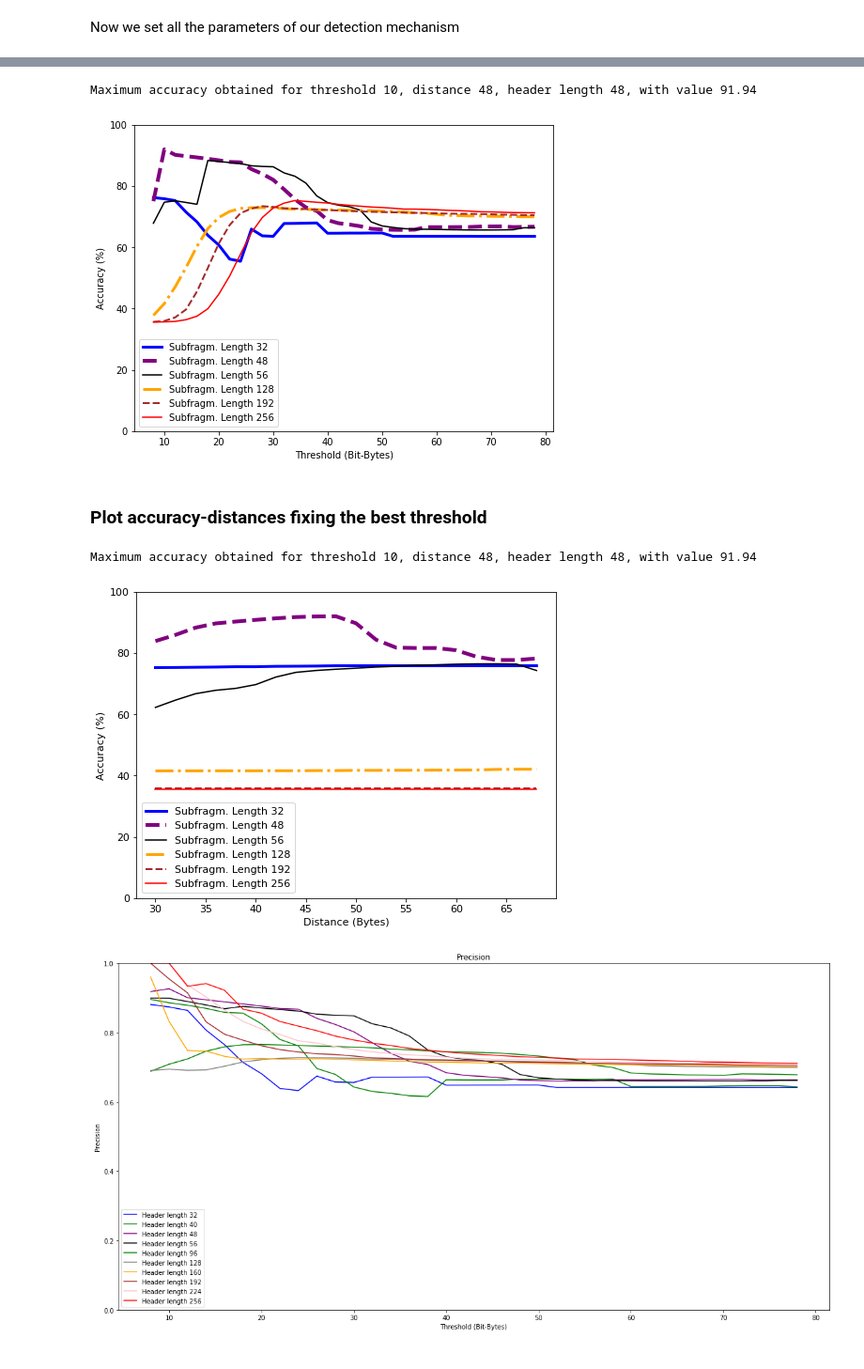
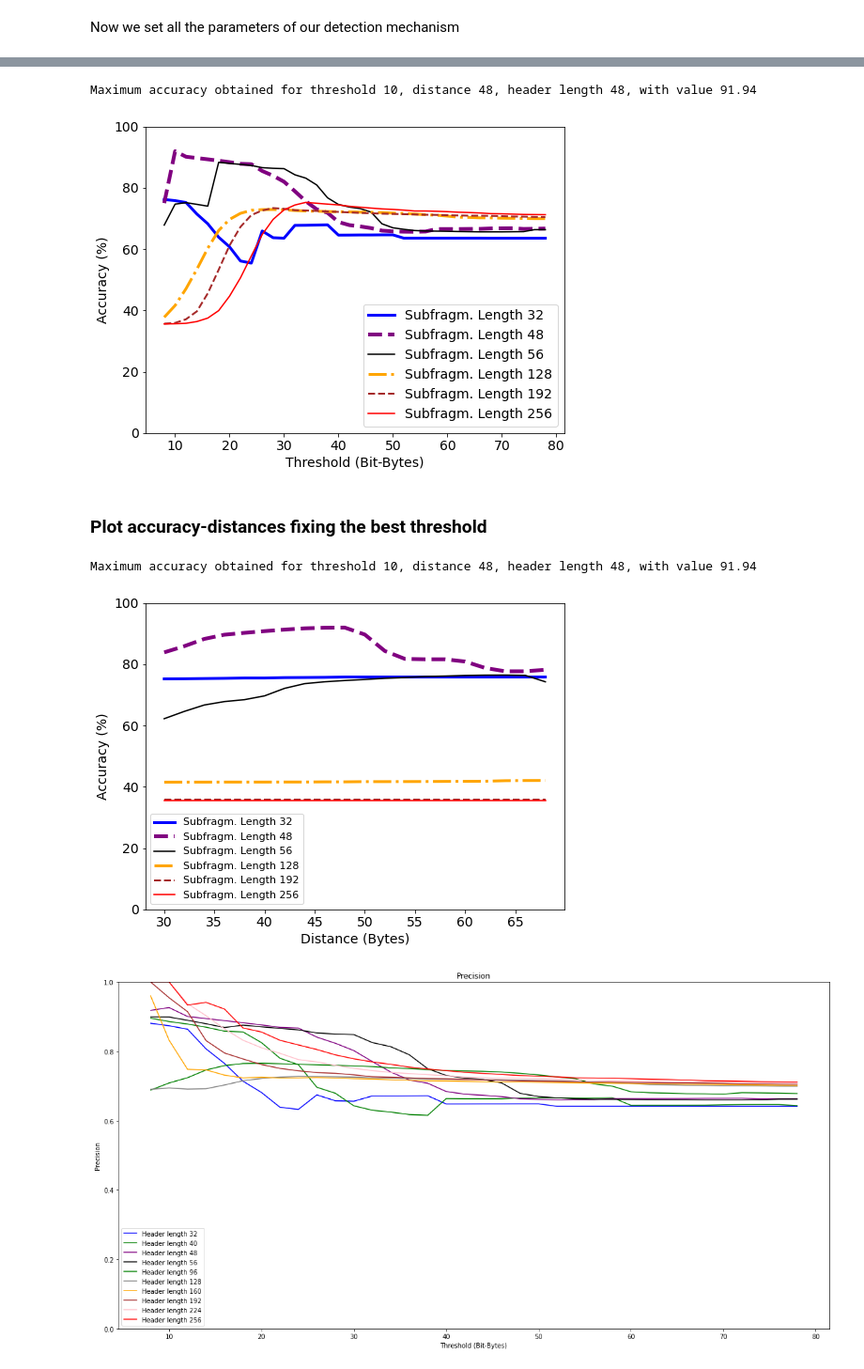
Before and after one commit to gomitolof/DAA-for-Ransomware-detection, a Jupyter notebook: models_mix/3F_mix_avg.ipynb, the cells around one changed output, grey strips where cells are left out. Shown at 94% size. Saved outputs shown, nothing was run; the diff lists cells and outputs as text; code cells hidden in the pictures.

```diff
--- a/models_mix/3F_mix_avg.ipynb
+++ b/models_mix/3F_mix_avg.ipynb
@@ -270,6 +270,7 @@ print("Maximum accuracy obtained for threshold %2d, distance %2d, header length
 hl_thresh = acc_des.transpose()
 
 # Plot of the accuracies obtained using different threshold and different header lengths
+plt.rcParams.update({'font.size': 14})
 plt.figure(figsize=(8,6))
 plt.title("Accuracies")
 plt.xlabel("Threshold (Bit-Bytes)")
@@ -319,39 +320,39 @@ plt.savefig('../Img/acc_3F_mix_avg_new.pdf')
 plt.show()
 # %% [output]
 Maximum accuracy obtained for threshold 10, distance 48, header length 48, with value 91.94
-[figure, old version]
+[figure, new version]
 # %% [markdown]
 ### Plot accuracy-distances fixing the best threshold
 # %%
 ind = np.unravel_index(np.argmax(acc_des, axis=None), acc_des.shape)
 t = ind[0]
 print("Maximum accuracy obtained for threshold %2d, distance %2d, header length %2d, with value %3.2f" % (thresholds[ind[0]], distances[ind[1]], 8*(ind[2]+1), acc_des[ind]))
 
 # Accuracy = (TP+TN)/(TP+TN+FP+FN)
 hl_dist = acc_des.transpose()
 
 # Plot of the accuracies obtained using different threshold and different header lengths
-plt.rcParams.update({'font.size': 11})
+plt.rcParams.update({'font.size': 14})
 plt.figure(figsize=(8,6))
 #plt.title("Accuracies")
 plt.xlabel("Distance (Bytes)")
 plt.ylabel("Accuracy (%)")
 plt.plot(distances, hl_dist[3,:,t], color="blue",linewidth=3,linestyle='-', label="Subfragm. Length 32")
 #plt.plot(thresholds, hl_thresh[4][d], color="green", label="Length 40")
 plt.plot(distances, hl_dist[5,:,t], color="purple",linewidth=4,linestyle='--', label="Subfragm. Length 48")
 plt.plot(distances, hl_dist[6,:,t], color="black",linewidth=1.5,linestyle='-', label="Subfragm. Length 56")
 plt.plot(distances, hl_dist[15,:,t], color="orange",linewidth=3,linestyle='-.', label="Subfragm. Length 128")
 #plt.plot(thresholds, hl_thresh[19][d], color="orange", label="Fragm. length 160")
 plt.plot(distances, hl_dist[23,:,t], color="brown",linewidth=2,linestyle='--', label="Subfragm. Length 192")
 #plt.plot(thresholds, hl_thresh[27][d], color="pink", label="Fragm. length 224")
 plt.plot(distances, hl_dist[31,:,t], color="red",linewidth=1.5,linestyle='-', label="Subfragm. Length 256")
-plt.legend()
+plt.legend(prop={'size':11})
 plt.ylim([0, 100])
 plt.savefig('../Img/acc_3F_mix_dist.pdf')
 plt.show()
 # %% [output]
 Maximum accuracy obtained for threshold 10, distance 48, header length 48, with value 91.94
-[figure, old version]
+[figure, new version]
 # %%
 #Precision = TP/TP+FP
 
```
Also changed, not shown: parts of 1 cell of this notebook, 7 other files.
